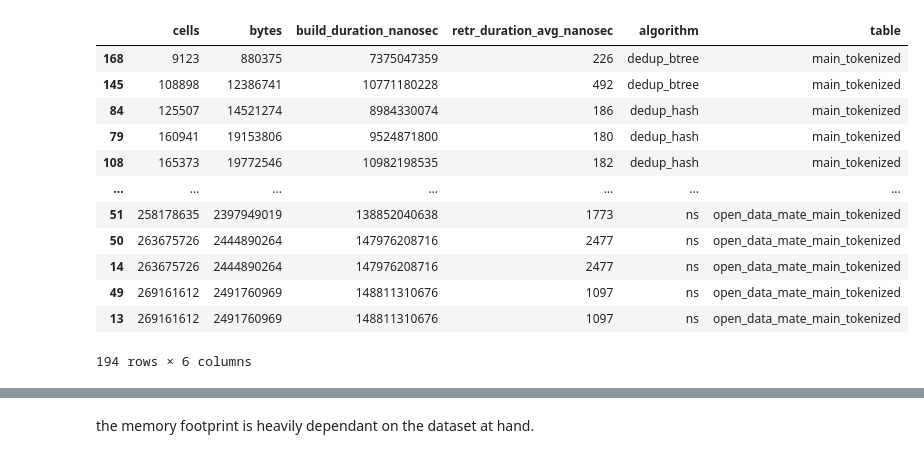
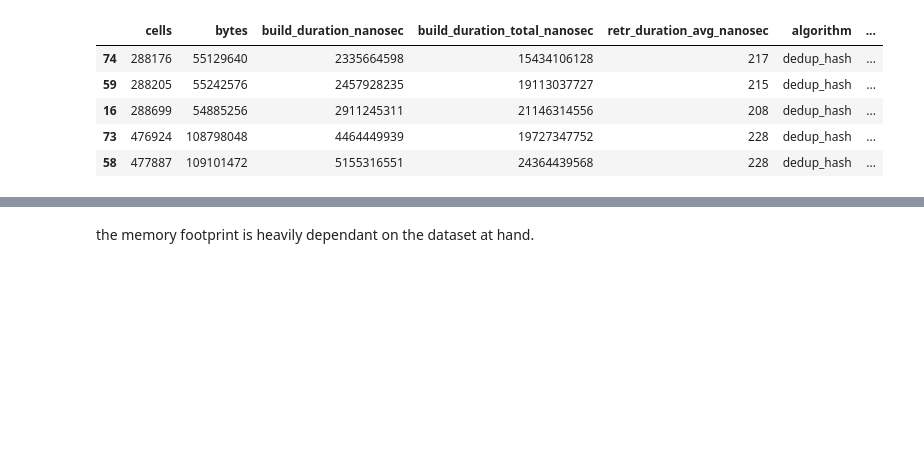
Before and after one commit to nilsmartel/bsc-ii-measure, a Jupyter notebook: render-graphs/testing.ipynb, the cells around one changed output, grey strips where cells are left out. Saved outputs shown, nothing was run; the diff lists cells and outputs as text; code cells hidden in the pictures; blank space fills up the shorter version.

```diff
--- a/render-graphs/testing.ipynb
+++ b/render-graphs/testing.ipynb
@@ -2,24 +2,17 @@
 import pandas as pd
 import matplotlib.pyplot as plt
 # %%
-data = pd.read_csv('./data.csv', sep=';')
+data = pd.read_csv('./compression-data.csv', sep=';')
 # %%
 data = data.sort_values('cells')
-data = data[data['cells'] > 0]
-data
+#data = data[data['cells'] > 0]
+data.head()
 # %% [output]
-|  | cells | bytes | build_duration_nanosec | retr_duration_avg_nanosec | algorithm | table |
-| 168 | 9123 | 880375 | 7375047359 | 226 | dedup_btree | main_tokenized |
-| 145 | 108898 | 12386741 | 10771180228 | 492 | dedup_btree | main_tokenized |
-| 84 | 125507 | 14521274 | 8984330074 | 186 | dedup_hash | main_tokenized |
-| 79 | 160941 | 19153806 | 9524871800 | 180 | dedup_hash | main_tokenized |
-| 108 | 165373 | 19772546 | 10982198535 | 182 | dedup_hash | main_tokenized |
-| ... | ... | ... | ... | ... | ... | ... |
-| 51 | 258178635 | 2397949019 | 138852040638 | 1773 | ns | open_data_mate_main_tokenized |
-| 50 | 263675726 | 2444890264 | 147976208716 | 2477 | ns | open_data_mate_main_tokenized |
-| 14 | 263675726 | 2444890264 | 147976208716 | 2477 | ns | open_data_mate_main_tokenized |
-| 49 | 269161612 | 2491760969 | 148811310676 | 1097 | ns | open_data_mate_main_tokenized |
-| 13 | 269161612 | 2491760969 | 148811310676 | 1097 | ns | open_data_mate_main_tokenized |
+|  | cells | bytes | build_duration_nanosec | build_duration_total_nanosec | retr_duration_avg_nanosec | algorithm | ... |
+| 74 | 288176 | 55129640 | 2335664598 | 15434106128 | 217 | dedup_hash | ... |
+| 59 | 288205 | 55242576 | 2457928235 | 19113037727 | 215 | dedup_hash | ... |
+| 16 | 288699 | 54885256 | 2911245311 | 21146314556 | 208 | dedup_hash | ... |
+| 73 | 476924 | 108798048 | 4464449939 | 19727347752 | 228 | dedup_hash | ... |
+| 58 | 477887 | 109101472 | 5155316551 | 24364439568 | 228 | dedup_hash | ... |
-194 rows × 6 columns
 # %%
 fig, ax = plt.subplots()
```
Also changed, not shown: parts of 8 cells of this notebook, 1 other file.
